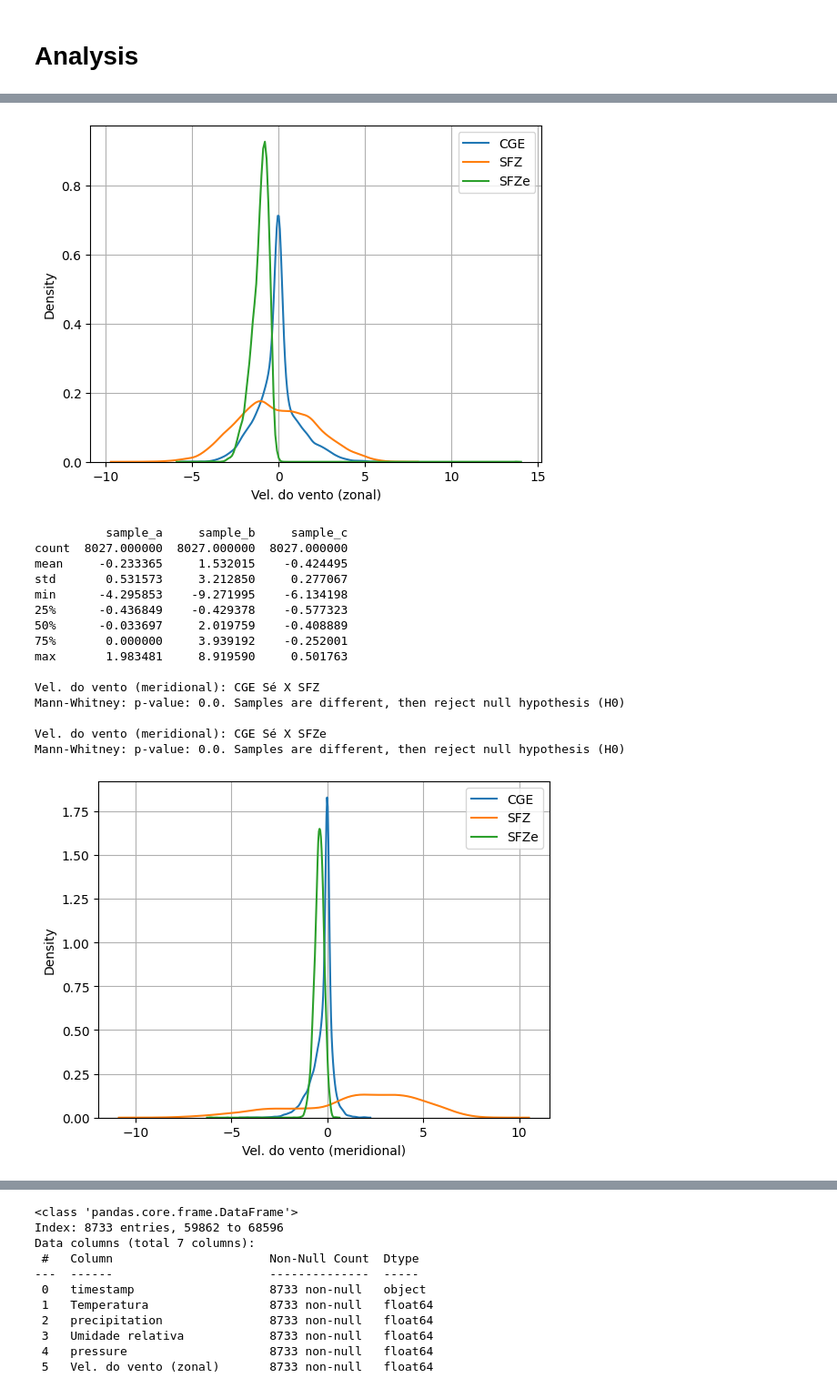
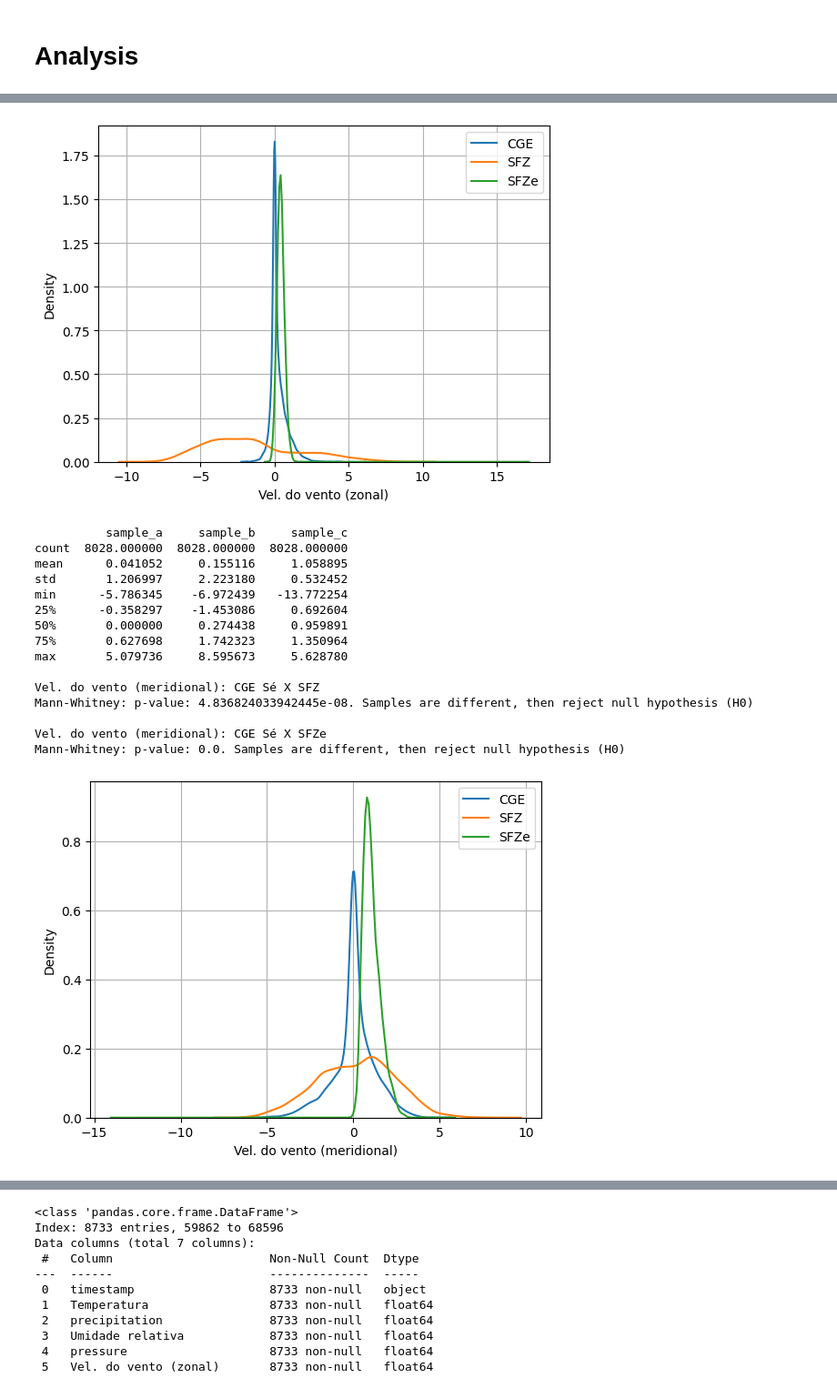
Before and after one commit to plbalmeida/ml-uhi, a Jupyter notebook: notebooks/5.0-iag-data-analysis.ipynb, the cells around one changed output, grey strips where cells are left out. Shown at 91% size. Drawn from its saved outputs; the diff is of its cells as text; code cells hidden in the pictures.

Commit message:
correção da função de transformação das variáveis de vento

```diff
--- a/notebooks/5.0-iag-data-analysis.ipynb
+++ b/notebooks/5.0-iag-data-analysis.ipynb
@@ -508,10 +580,10 @@ for i in ["Temperatura", "Umidade relativa", "Vel. do vento (zonal)", "Vel. do v
 
         df = sample_A.merge(sample_B, on="timestamp").merge(sample_C, on="timestamp").dropna()
 
-        if i == "Umidade relativa":
-            df = df[(df.sample_a > 0) & (df.sample_b > 0) & (df.sample_c > 0)]
-        elif i == "Vel. do vento (zonal)" or i == "Vel. do vento (meridional)":
-            df = df[(df.sample_a >= -15) & (df.sample_b >= -15) & (df.sample_c >= -15)]
+        # if i == "Umidade relativa":
+        #     df = df[(df.sample_a > 0) & (df.sample_b > 0) & (df.sample_c > 0)]
+        if i == "Vel. do vento (zonal)" or i == "Vel. do vento (meridional)":
+            df = df[(df.sample_a < 20) & (df.sample_b < 20) & (df.sample_c < 20)]
 
         print(df.drop("timestamp", axis=1).describe())
         print(" ")
@@ -581,23 +653,23 @@ Mann-Whitney: p-value: 4.836824033942445e-08. Samples are different, then reject
 
 Vel. do vento (zonal): CGE Sé X SFZe
 Mann-Whitney: p-value: 0.0. Samples are different, then reject null hypothesis (H0)
-[figure, old version]
+[figure, new version]
           sample_a     sample_b     sample_c
-count  8027.000000  8027.000000  8027.000000
-mean     -0.233365     1.532015    -0.424495
-std       0.531573     3.212850     0.277067
-min      -4.295853    -9.271995    -6.134198
-25%      -0.436849    -0.429378    -0.577323
-50%      -0.033697     2.019759    -0.408889
-75%       0.000000     3.939192    -0.252001
-max       1.983481     8.919590     0.501763
+count  8028.000000  8028.000000  8028.000000
+mean      0.041052     0.155116     1.058895
+std       1.206997     2.223180     0.532452
+min      -5.786345    -6.972439   -13.772254
+25%      -0.358297    -1.453086     0.692604
+50%       0.000000     0.274438     0.959891
+75%       0.627698     1.742323     1.350964
+max       5.079736     8.595673     5.628780
 
 Vel. do vento (meridional): CGE Sé X SFZ
-Mann-Whitney: p-value: 0.0. Samples are different, then reject null hypothesis (H0)
+Mann-Whitney: p-value: 4.836824033942445e-08. Samples are different, then reject null hypothesis (H0)
 
 Vel. do vento (meridional): CGE Sé X SFZe
 Mann-Whitney: p-value: 0.0. Samples are different, then reject null hypothesis (H0)
-[figure, old version]
+[figure, new version]
 # %%
 df.drop("timestamp", axis=1).describe()
 # %% [output]
```
Also changed, not shown: parts of 12 cells of this notebook, 5 other files.
